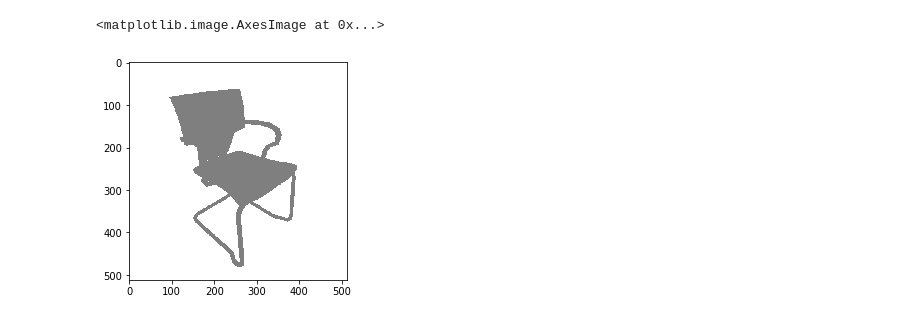
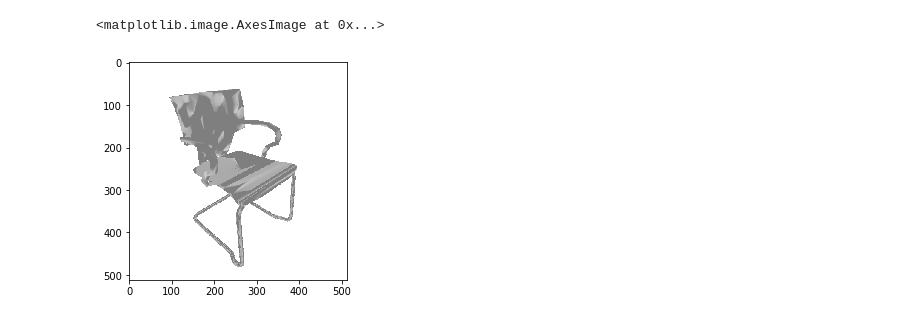
Before and after one commit to edwardyang12/sil_consistent_at_inference, a Jupyter notebook: notebooks/render_shapenet_unit_test.ipynb, the cells around one changed output. Drawn from its saved outputs; the diff is of its cells as text; code cells hidden in the pictures.

```diff
--- a/notebooks/render_shapenet_unit_test.ipynb
+++ b/notebooks/render_shapenet_unit_test.ipynb
@@ -48,7 +48,7 @@ def load_untextured_mesh(mesh_path, device):
         )
     return mesh_no_texture
 # %%
-def render_mesh(mesh, R, T, device, img_size=512):
+def render_mesh(mesh, R, T, device, img_size=512, light_loc=[0.0, 5.0, -10.0]):
     cameras = OpenGLPerspectiveCameras(device=device, R=R, T=T)
     raster_settings = RasterizationSettings(
         image_size=img_size,
@@ -56,13 +56,7 @@ def render_mesh(mesh, R, T, device, img_size=512):
         faces_per_pixel=1,
     )
 
-    #lights = PointLights(device=device, location=[[0.0, 5.0, -10.0]])
-    lights = PointLights(
-        device=device,
-        location=[[0.0, 5.0, -10.0]],
-        diffuse_color=((0, 0, 0),),
-        specular_color=((0, 0, 0),),
-    )
+    lights = PointLights(device=device, location=[light_loc])
 
     renderer = MeshRenderer(
         rasterizer=MeshRasterizer(
@@ -79,13 +73,13 @@ def render_mesh(mesh, R, T, device, img_size=512):
     return rendered_images
 # %%
 obj_model_path = "data/example_shapenet/03001627/1a74a83fa6d24b3cacd67ce2c72c02e/model.obj"
-device = torch.device("cuda:1")
+device = torch.device("cuda:0")
 
 with torch.no_grad():
     mesh = load_untextured_mesh(obj_model_path, device)
     R, T = look_at_view_transform(1, 30, 45)
-    render = render_mesh(mesh, R, T, device)
+    render = render_mesh(mesh, R, T, device, light_loc=[100,100,100.0])
 plt.imshow(render[0, ..., :3].cpu().numpy())
 # %% [output]
 <matplotlib.image.AxesImage at 0x...>
-[figure, old version]
+[figure, new version]
```
Also changed, not shown: parts of 1 cell of this notebook, 7 other files.
